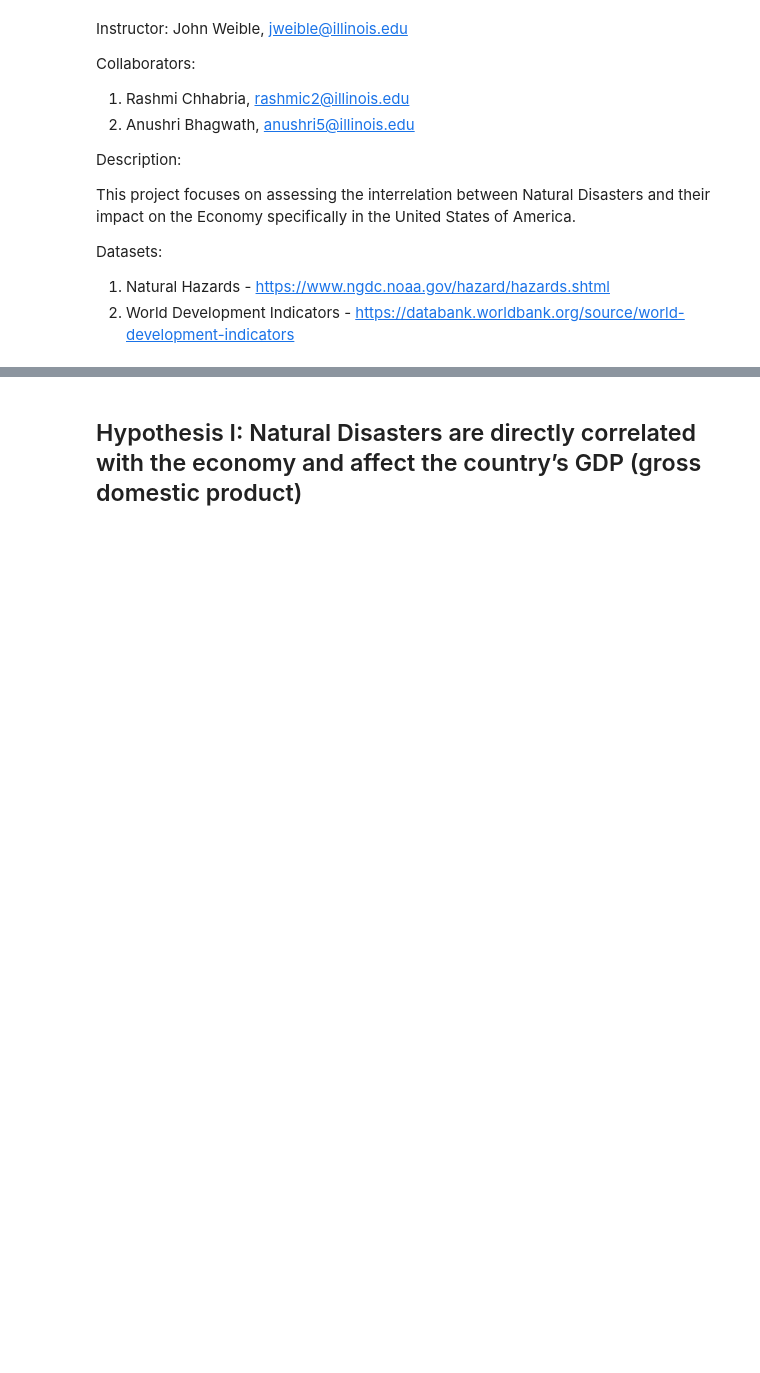
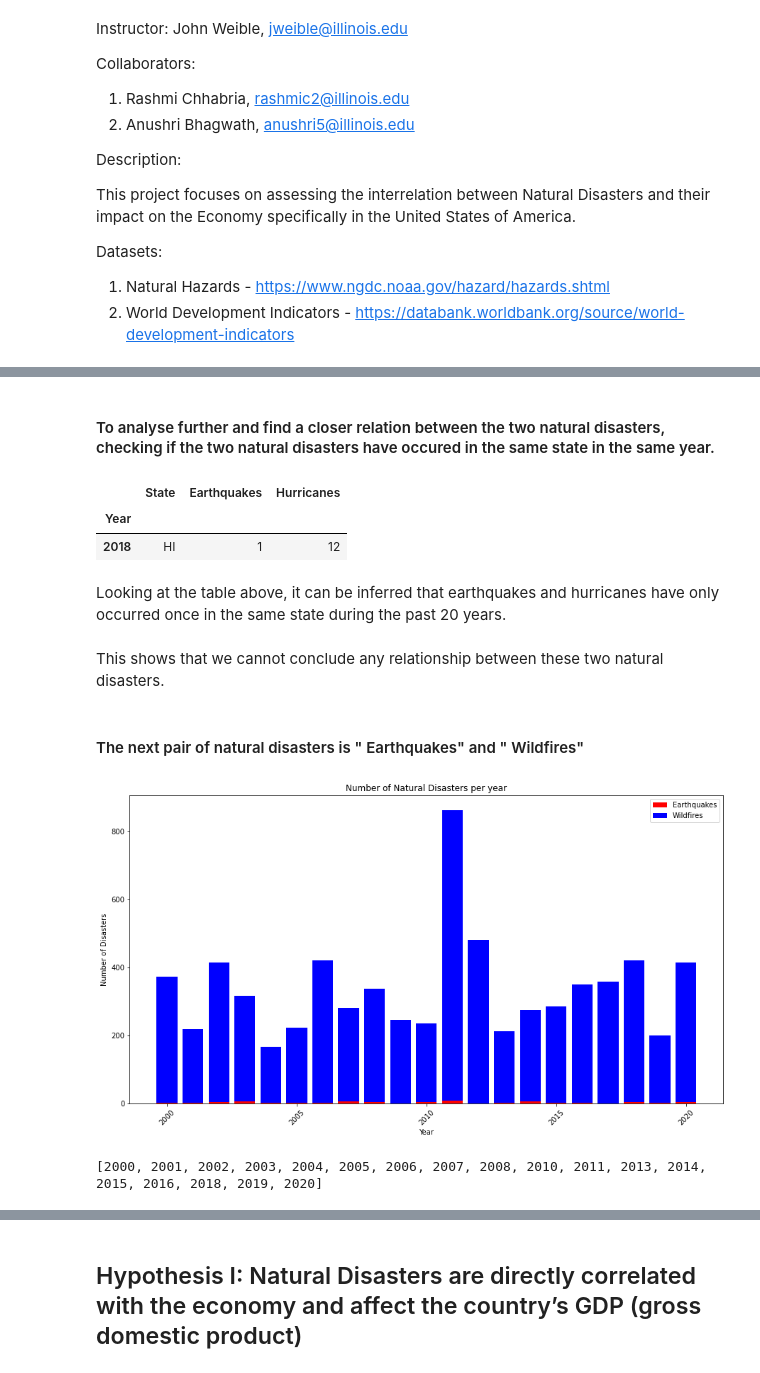
Before and after one commit to resh-chh/2021Fall_finals, a Jupyter notebook: Natural_Disasters_and_its_Economic_Impacts_in_the_US.ipynb, the cells around one changed output, grey strips where cells are left out. Drawn from its saved outputs; the diff is of its cells as text; code cells hidden in the pictures; blank space fills up the shorter version.

```diff
--- a/Natural_Disasters_and_its_Economic_Impacts_in_the_US.ipynb
+++ b/Natural_Disasters_and_its_Economic_Impacts_in_the_US.ipynb
@@ -30,0 +96,31 @@ percentage_change_in_GDP.set_index('Year', inplace=True)
+# %% [markdown]
+#### To analyse further and find a closer relation between the two natural disasters, checking if the two natural disasters have occured in the same state in the same year.
+# %%
+# find the states in which the disasters occurred according to the years
+state_wise_disasters = yearwise_statewise_event_summary_plot([earthquake_data, hurricanes_data], disaster_years,
+                                                                 ['Earthquakes', 'Hurricanes'])
+state_wise_disasters.set_index('Year', inplace=True)
+display(state_wise_disasters)
+# %% [output]
+|  | State | Earthquakes | Hurricanes |
+| Year |  |  |  |
+| 2018 | HI | 1 | 12 |
+# %% [markdown]
+Looking at the table above, it can be inferred that earthquakes and hurricanes have only occurred once in the same state during the past 20 years.
+# %% [markdown]
+This shows that we cannot conclude any relationship between these two natural disasters.
+# %% [markdown]
+#### The next pair of natural disasters is " Earthquakes" and " Wildfires"
+# %%
+# plot the graph to show the occurrence of earthquakes and Wildfires each year from 2000-2021
+yearly_event_count_summary.reset_index(inplace=True)
+plot_yearwise_stacked_bar_graph(yearly_event_count_summary, 'Earthquakes', 'Wildfires')
+# %% [output]
+[figure, added]
+# %%
+# find the list of years in which earthquakes and tsunamis occurred at the same time
+event_list = ['Earthquakes', 'Wildfires']
+disaster_years = find_combined_disaster_year(event_list, yearly_event_count_summary)
+print(disaster_years)
+# %% [output]
+[2000, 2001, 2002, 2003, 2004, 2005, 2006, 2007, 2008, 2010, 2011, 2013, 2014, 2015, 2016, 2018, 2019, 2020]
```
Also changed, not shown: parts of 25 cells of this notebook, 1 other file.
